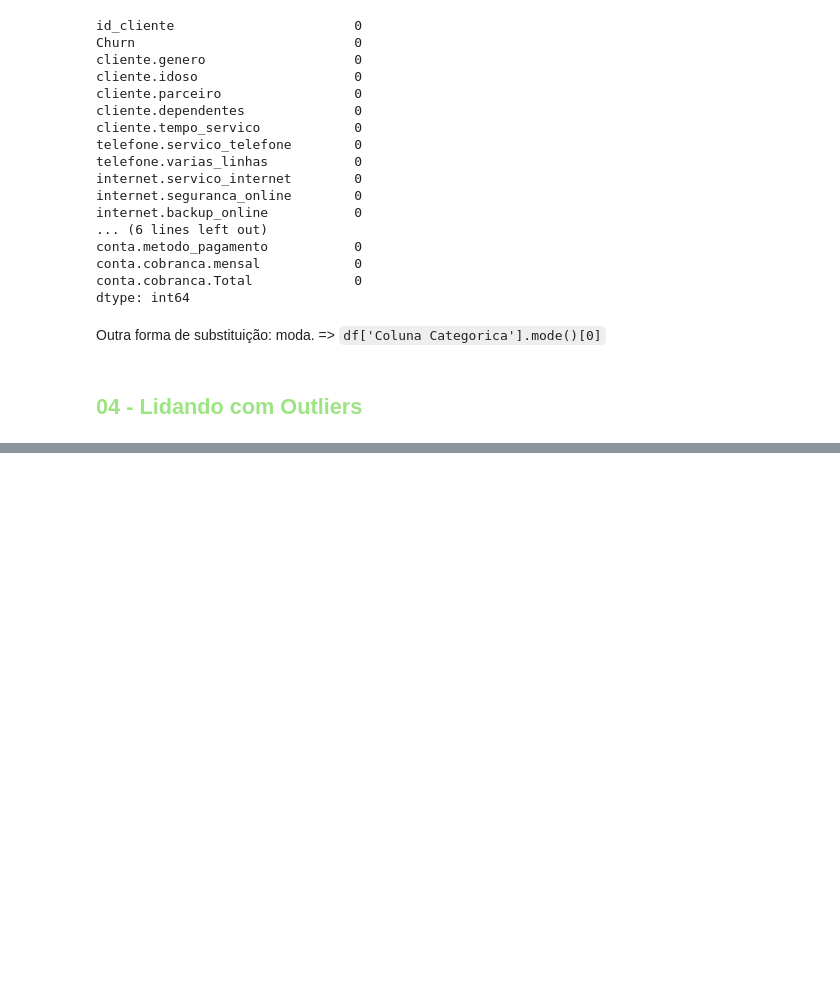
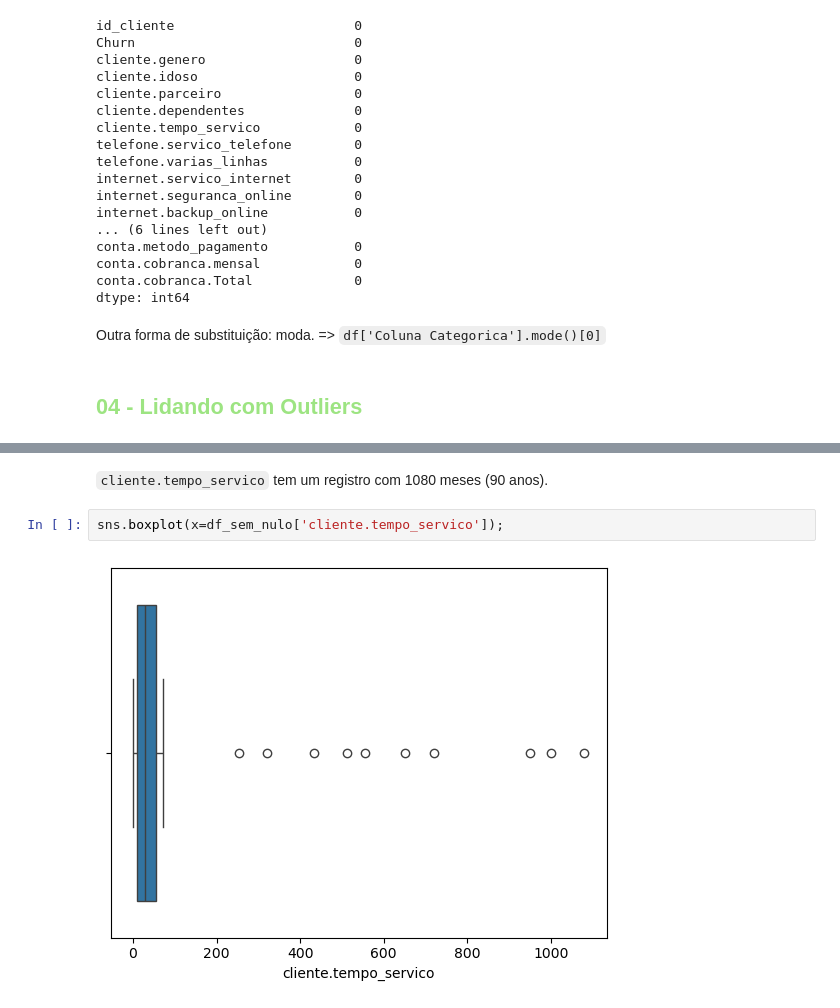
Before and after one commit to victorccampos/DataScienceWithPython, a Jupyter notebook: Pandas/pandas05.ipynb, the cells around one changed output, grey strips where cells are left out. Saved outputs shown, nothing was run; the diff lists cells and outputs as text; blank space fills up the shorter version.

```diff
--- a/Pandas/pandas05.ipynb
+++ b/Pandas/pandas05.ipynb
@@ -684,0 +702,6 @@ Outra forma de substituição: moda. => `df['Coluna Categorica'].mode()[0]`
+# %% [markdown]
+`cliente.tempo_servico` tem um registro com 1080 meses (90 anos).
+# %%
+sns.boxplot(x=df_sem_nulo['cliente.tempo_servico']);
+# %% [output]
+[figure, added]
```
Also changed, not shown: parts of 19 cells of this notebook, 1 other file.
